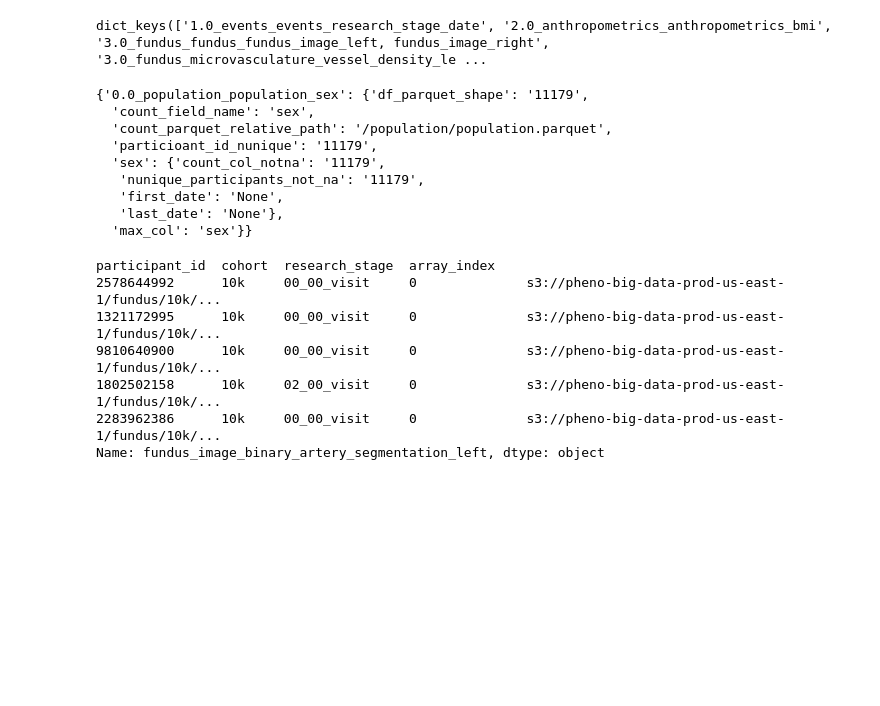
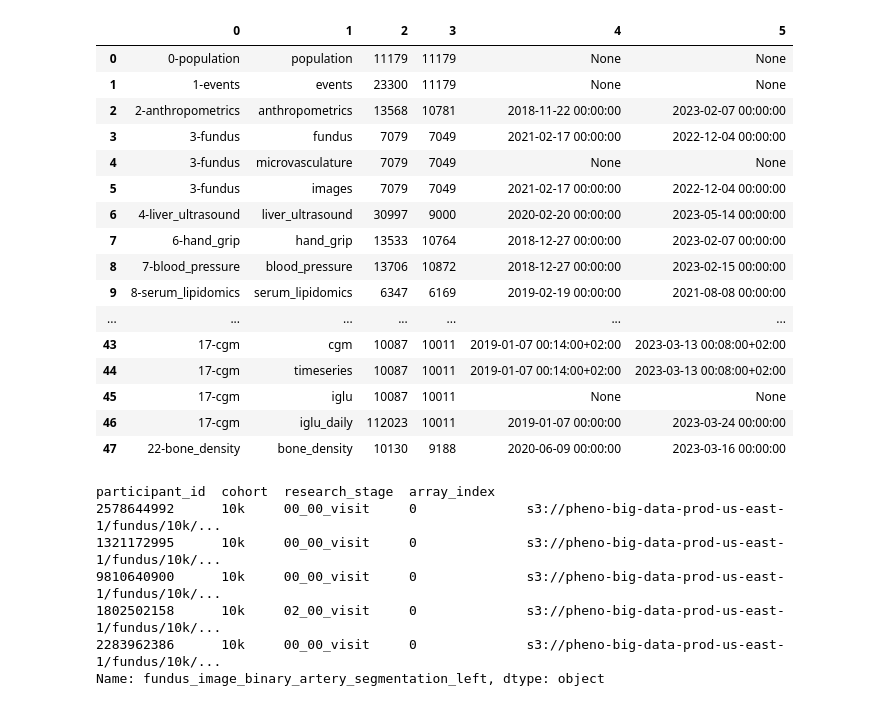
Before and after one commit to pheno-ai/pheno-docs, a Jupyter notebook: pheno_knowledge_base/src/create_available_data.ipynb, the cells around one changed output. Cells and saved outputs as stored; diff of their text form; code cells hidden in the pictures; blank space fills up the shorter version.

Commit message:
create available data ׳ןפ

```diff
--- a/pheno_knowledge_base/src/create_available_data.ipynb
+++ b/pheno_knowledge_base/src/create_available_data.ipynb
@@ -97,7 +95,6 @@ for index, row in df_no_dup.iterrows():
 
         max_col = ''
         max_count = 0
-        max_part = 0
 
         for col in row['count_field_name'].split(','):
             # remove white space
@@ -107,12 +104,15 @@ for index, row in df_no_dup.iterrows():
 
             no_na_df = df_parquet.dropna(subset=[col])
 
-            if dataset != 'population':
+            if dataset != 'events':
                 date_col = 'collection_date'
+            else:
+                date_col = 'research_stage_date'
+
             if date_col not in no_na_df.columns:
                 date_col = 'collection_timestamp'
             if date_col not in no_na_df.columns:
-                print (f"ERROR: {date_col} not in {full_path} : {df_parquet.columns}")
+                print (f"ERROR: {date_col} not in {full_path}")
                 first_date = None
                 last_date = None
             else:
@@ -135,8 +135,8 @@ for index, row in df_no_dup.iterrows():
             }
 
         res_dict['max_col'] = max_col
-        count_dict[f"{int(row['dataset_id'])}-{dataset}"][feature_set] =
-        count_dict[f"{int(row['dataset_id'])}-{row['dataset']}_{row['feature_set']}_{row['count_field_name']}"] = res_dict
+        count_dict[f"{int(row['dataset_id'])}-{dataset}"][feature_set] = res_dict
+
         # write data to a file
         with open('temp_count_dict.json', 'w') as f:
             json.dump(count_dict, f)
@@ -169,19 +169,39 @@ ERROR: collection_timestamp not in s3://pheno-master-data-collection-v1-prod-us-
-# %%
-count_dict.keys()
-# %% [output]
-dict_keys(['1.0_events_events_research_stage_date', '2.0_anthropometrics_anthropometrics_bmi', '3.0_fundus_fundus_fundus_image_left, fundus_image_right', '3.0_fundus_microvasculature_vessel_density_le ...
-# %%
-count_dict
-# %% [output]
-{'0.0_population_population_sex': {'df_parquet_shape': '11179',
-  'count_field_name': 'sex',
-  'count_parquet_relative_path': '/population/population.parquet',
-  'particioant_id_nunique': '11179',
-  'sex': {'count_col_notna': '11179',
-   'nunique_participants_not_na': '11179',
-   'first_date': 'None',
-   'last_date': 'None'},
-  'max_col': 'sex'}}
+# %%
+
+full_data = list()
+for k, v in count_dict.items():
+    for kk, vv in v.items():
+        data = list()
+        data.append(k)
+        data.append(kk)
+        col = vv['max_col']
+        data.append(vv[col]["count_col_notna"])
+        data.append(vv[col]["nunique_participants_not_na"])
+        data.append(vv[col]["first_date"])
+        data.append(vv[col]["last_date"])
+        full_data.append(data)
+# %%
+df_res = pd.DataFrame(full_data)
+# %%
+df_res
+# %% [output]
+|  | 0 | 1 | 2 | 3 | 4 | 5 |
+| 0 | 0-population | population | 11179 | 11179 | None | None |
+| 1 | 1-events | events | 23300 | 11179 | None | None |
+| 2 | 2-anthropometrics | anthropometrics | 13568 | 10781 | 2018-11-22 00:00:00 | 2023-02-07 00:00:00 |
+| 3 | 3-fundus | fundus | 7079 | 7049 | 2021-02-17 00:00:00 | 2022-12-04 00:00:00 |
+| 4 | 3-fundus | microvasculature | 7079 | 7049 | None | None |
+| 5 | 3-fundus | images | 7079 | 7049 | 2021-02-17 00:00:00 | 2022-12-04 00:00:00 |
+| 6 | 4-liver_ultrasound | liver_ultrasound | 30997 | 9000 | 2020-02-20 00:00:00 | 2023-05-14 00:00:00 |
+| 7 | 6-hand_grip | hand_grip | 13533 | 10764 | 2018-12-27 00:00:00 | 2023-02-07 00:00:00 |
+| 8 | 7-blood_pressure | blood_pressure | 13706 | 10872 | 2018-12-27 00:00:00 | 2023-02-15 00:00:00 |
+| 9 | 8-serum_lipidomics | serum_lipidomics | 6347 | 6169 | 2019-02-19 00:00:00 | 2021-08-08 00:00:00 |
+| ... | ... | ... | ... | ... | ... | ... |
+| 43 | 17-cgm | cgm | 10087 | 10011 | 2019-01-07 00:14:00+02:00 | 2023-03-13 00:08:00+02:00 |
+| 44 | 17-cgm | timeseries | 10087 | 10011 | 2019-01-07 00:14:00+02:00 | 2023-03-13 00:08:00+02:00 |
+| 45 | 17-cgm | iglu | 10087 | 10011 | None | None |
+| 46 | 17-cgm | iglu_daily | 112023 | 10011 | 2019-01-07 00:00:00 | 2023-03-24 00:00:00 |
+| 47 | 22-bone_density | bone_density | 10130 | 9188 | 2020-06-09 00:00:00 | 2023-03-16 00:00:00 |
 # %%
 df_t = pd.read_parquet('s3://pheno-master-data-collection-v1-prod-us-east-1/fundus/microvasculature.parquet')
 df_t['fundus_image_binary_artery_segmentation_left'].head()
```
Also changed, not shown: parts of 5 cells of this notebook.
